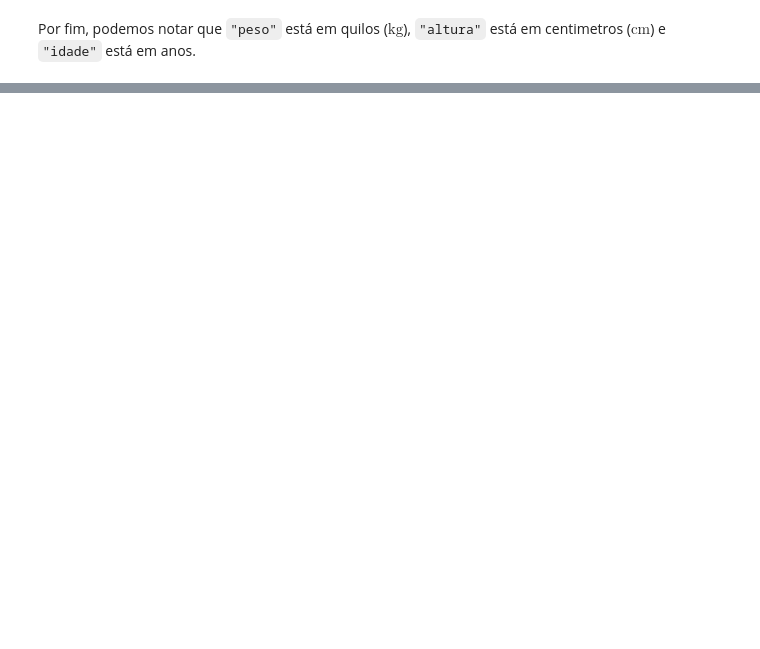
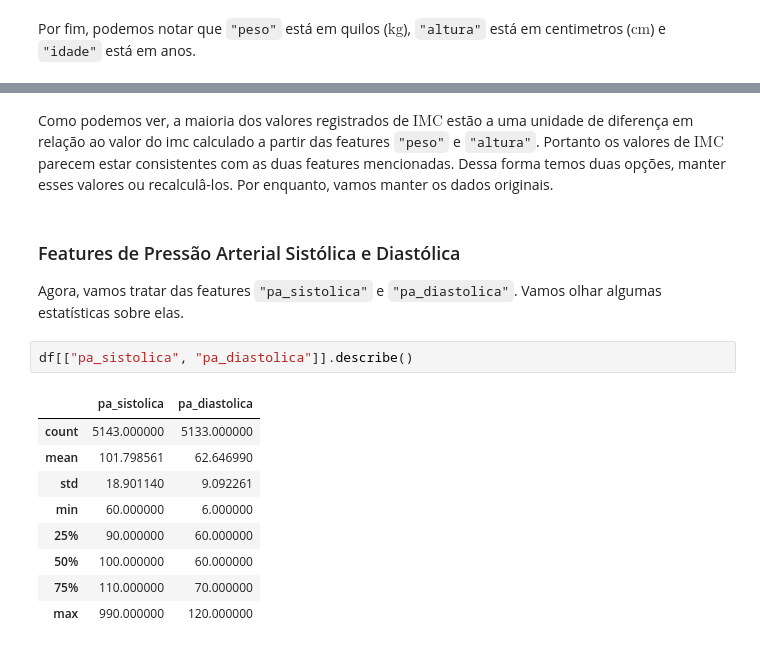
Before and after one commit to gauloish/condicao-cardiaca, a Jupyter notebook: notebooks/processamento_inicial.ipynb, the cells around one changed output, grey strips where cells are left out. Cells and saved outputs as stored; diff of their text form; blank space fills up the shorter version.

```diff
--- a/notebooks/processamento_inicial.ipynb
+++ b/notebooks/processamento_inicial.ipynb
@@ -287,0 +345,18 @@ Por fim, podemos notar que `"peso"` está em quilos ($\text{kg}$), `"altura"` es
+# %% [markdown]
+Como podemos ver, a maioria dos valores registrados de $\text{IMC}$ estão a uma unidade de diferença em relação ao valor do imc calculado a partir das features `"peso"` e `"altura"`. Portanto os valores de $\text{IMC}$ parecem estar consistentes com as duas features mencionadas. Dessa forma temos duas opções, manter esses valores ou recalculâ-los. Por enquanto, vamos manter os dados originais.
+# %% [markdown]
+### Features de Pressão Arterial Sistólica e Diastólica
+
+Agora, vamos tratar das features `"pa_sistolica"` e `"pa_diastolica"`. Vamos olhar algumas estatísticas sobre elas.
+# %%
+df[["pa_sistolica", "pa_diastolica"]].describe()
+# %% [output]
+|  | pa_sistolica | pa_diastolica |
+| count | 5143.000000 | 5133.000000 |
+| mean | 101.798561 | 62.646990 |
+| std | 18.901140 | 9.092261 |
+| min | 60.000000 | 6.000000 |
+| 25% | 90.000000 | 60.000000 |
+| 50% | 100.000000 | 60.000000 |
+| 75% | 110.000000 | 70.000000 |
+| max | 990.000000 | 120.000000 |
```
Also changed, not shown: parts of 24 cells of this notebook.
